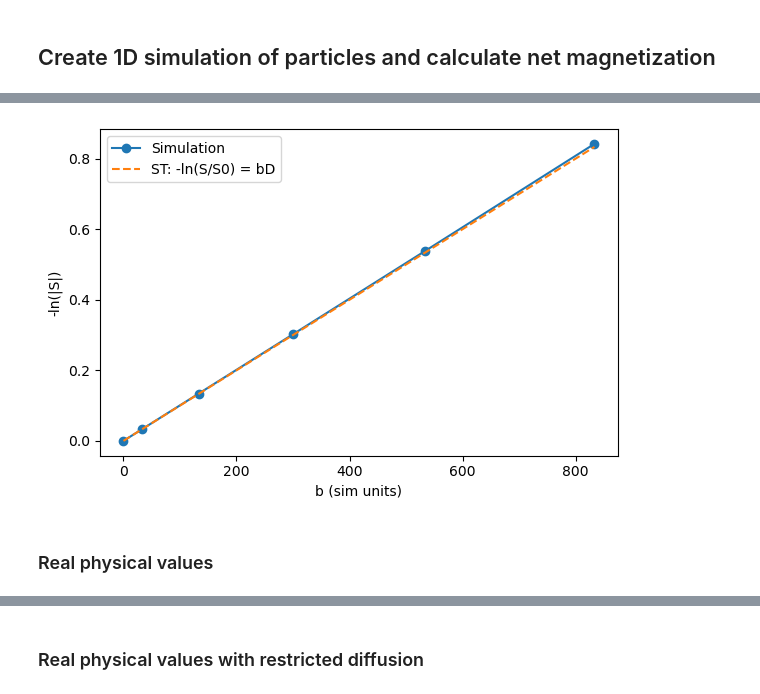
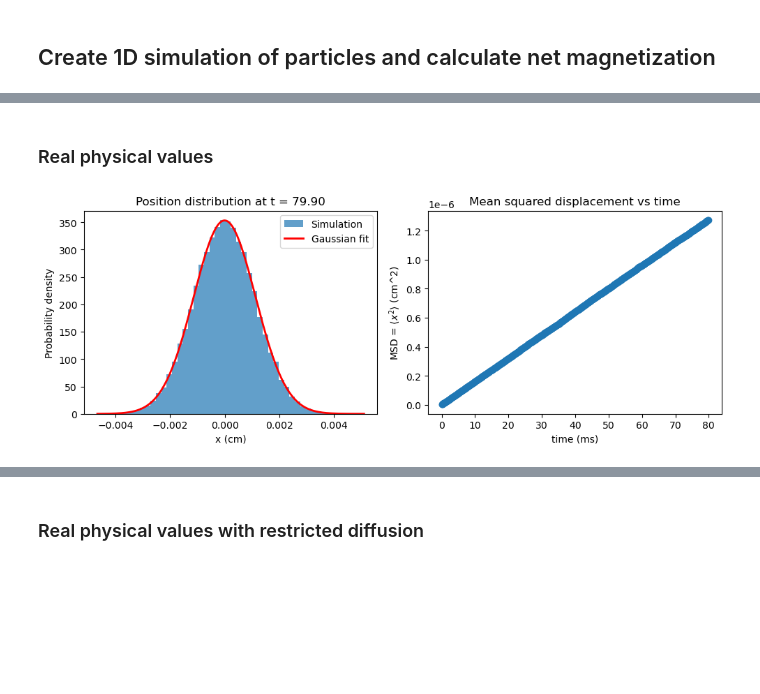
Before and after one commit to TonyYangHan/Grp6_BENG280A_Project_2, a Jupyter notebook: 1D_dMRI.ipynb, the cells around one changed output, grey strips where cells are left out. Drawn from its saved outputs; the diff is of its cells as text; code cells hidden in the pictures; blank space fills up the shorter version.

```diff
--- a/1D_dMRI.ipynb
+++ b/1D_dMRI.ipynb
@@ -164,29 +69,0 @@ Relative error  = -0.01%
-# %%
-G_vals = np.linspace(0.0, 0.05, 6)   # 6 gradient amplitudes
-sim_mags = []
-st_mags = []
-b_vals = []
-
-for G_amp in G_vals:
-    S_sim, S_mag_sim, S_ST, b_value, *_ = simulate_diffusion_signal(
-        D=D, n_spins=n_spins, G_amp=G_amp,
-        n_delta=n_delta, n_gap=n_gap, dt=dt, gamma=gamma, seed=0
-    )
-    sim_mags.append(S_mag_sim)
-    st_mags.append(S_ST)
-    b_vals.append(b_value)
-
-b_vals = np.array(b_vals)
-sim_mags = np.array(sim_mags)
-st_mags = np.array(st_mags)
-
-plt.figure(figsize=(6,4))
-plt.plot(b_vals, -np.log(sim_mags + 1e-12), "o-", label="Simulation")
-plt.plot(b_vals, b_vals * D, "--", label="ST: -ln(S/S0) = bD")
-plt.xlabel("b (sim units)")
-plt.ylabel("-ln(|S|)")
-plt.legend()
-plt.tight_layout()
-plt.show()
-# %% [output]
-[figure, removed]
@@ -197,35 +157,38 @@ plt.show()
 D = 8e-9         # cm^2/ms
 G_amp = 2.0      # Gauss/cm
 n_spins = 50000    # number of spin particles
 n_delta = 300    # number of dt for pulse
 n_gap = 200      # number of dt for gap. n_big_delta = n_spins + n_gap
 dt = 0.1         # miliseconds, or 100 microseconds
 gamma = 26.75      # rad/(ms*Gauss)
+cnv_fct = 1e-5 # conversion factor for b-value
 
 
 S_sim, S_mag_sim, S_ST, b_value, t, G, D_used, delta, big_delta = simulate_diffusion_signal(
     D=D,
     n_spins=n_spins,
     G_amp=G_amp,
     n_delta=n_delta,
     n_gap=n_gap,
     dt=dt,
     gamma=gamma,
-    seed=42
+    seed=42,
+    check=True
 )
 
 print(f"Simulation parameters (real values):")
 print(f"  D       = {D_used}")
 print(f"  G_amp   = {G_amp}")
 print(f"  delta   = {delta}")
 print(f"  Delta   = {big_delta}")
-print(f"  b       = {b_value}")
+print(f"  b       = {b_value * cnv_fct}")
 print()
 print(f"Simulated complex signal S_sim = {S_sim}")
 print(f"|S_sim| (sim)   = {S_mag_sim:.4f}")
 print(f"|S_ST| (theory) = {S_ST:.4f}")
 print(f"Relative error  = {(S_mag_sim - S_ST)/S_ST:.2%}")
 # %% [output]
+[figure, added]
 Simulation parameters (real values):
   D       = 8e-09
   G_amp   = 2.0
```
Also changed, not shown: parts of 18 cells of this notebook, 4 other files.
